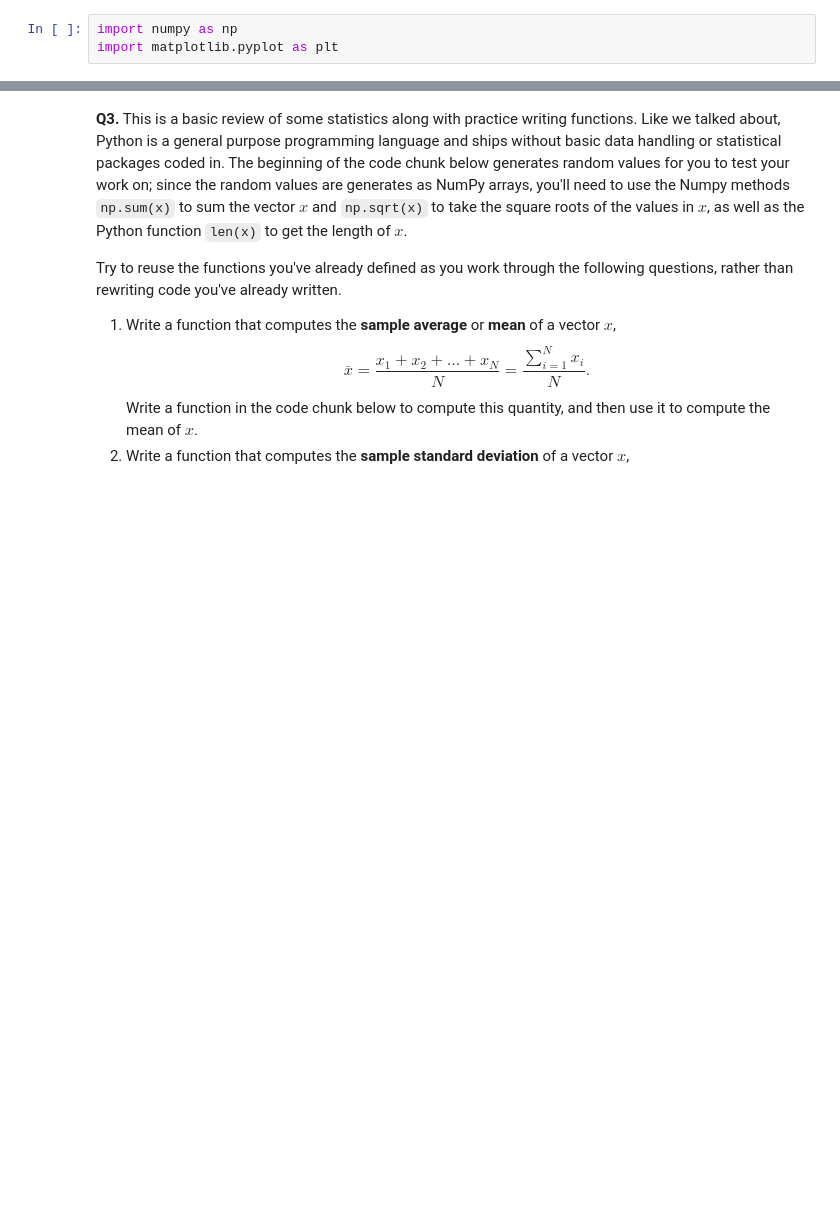
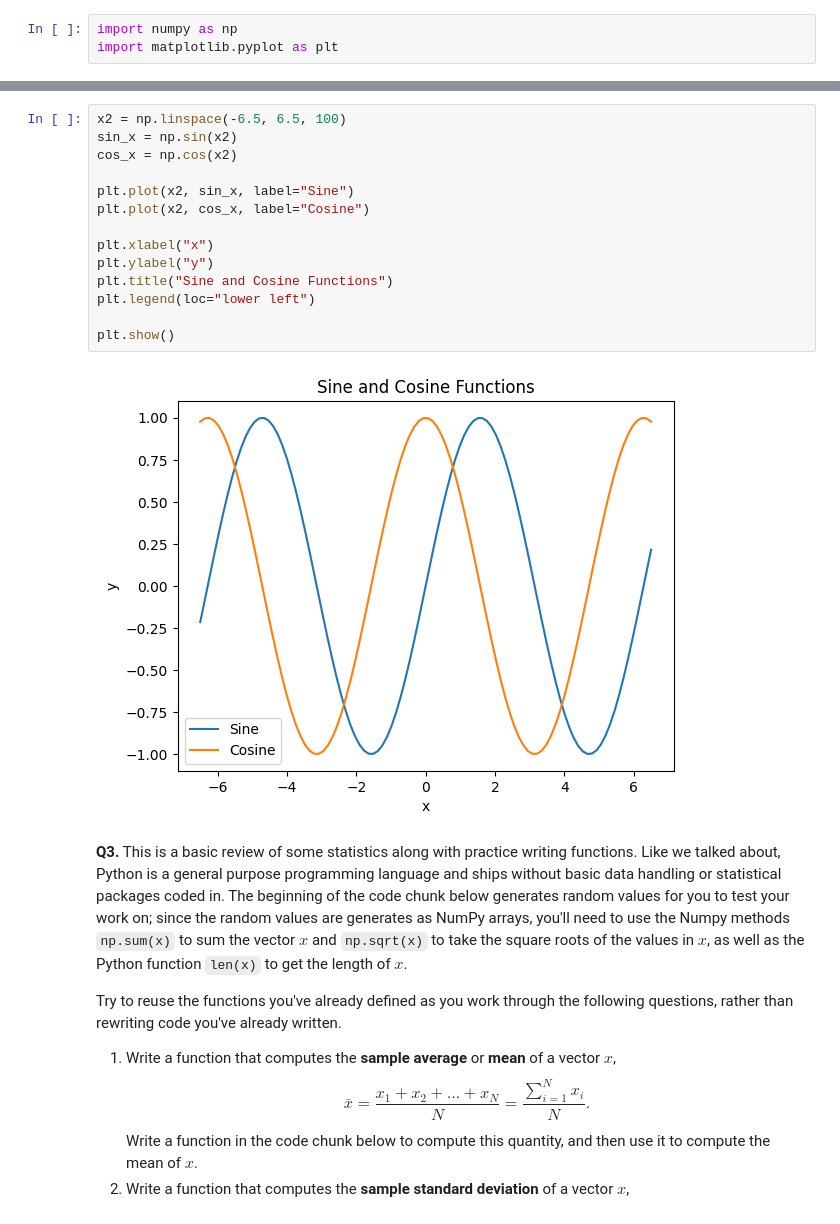
Before and after one commit to angeliaanne/DS3001-SP26, a Jupyter notebook: programming/assignment/assignment_programming.ipynb, the cells around one changed output, grey strips where cells are left out. Drawn from its saved outputs; the diff is of its cells as text; blank space fills up the shorter version.

```diff
--- a/programming/assignment/assignment_programming.ipynb
+++ b/programming/assignment/assignment_programming.ipynb
@@ -40,3 +55,19 @@ import matplotlib.pyplot as plt
+# %%
+x2 = np.linspace(-6.5, 6.5, 100)
+sin_x = np.sin(x2)
+cos_x = np.cos(x2)
+
+plt.plot(x2, sin_x, label="Sine")
+plt.plot(x2, cos_x, label="Cosine")
+
+plt.xlabel("x")
+plt.ylabel("y")
+plt.title("Sine and Cosine Functions")
+plt.legend(loc="lower left")
+
+plt.show()
+# %% [output]
+[figure, added]
 # %% [markdown]
 **Q3.** This is a basic review of some statistics along with practice writing functions. Like we talked about, Python is a general purpose programming language and ships without basic data handling or statistical packages coded in. The beginning of the code chunk below generates random values for you to test your work on; since the random values are generates as NumPy arrays, you'll need to use the Numpy methods `np.sum(x)` to sum the vector $x$ and `np.sqrt(x)` to take the square roots of the values in $x$, as well as the Python function `len(x)` to get the length of $x$.
 
```
Also changed, not shown: parts of 4 cells of this notebook.
